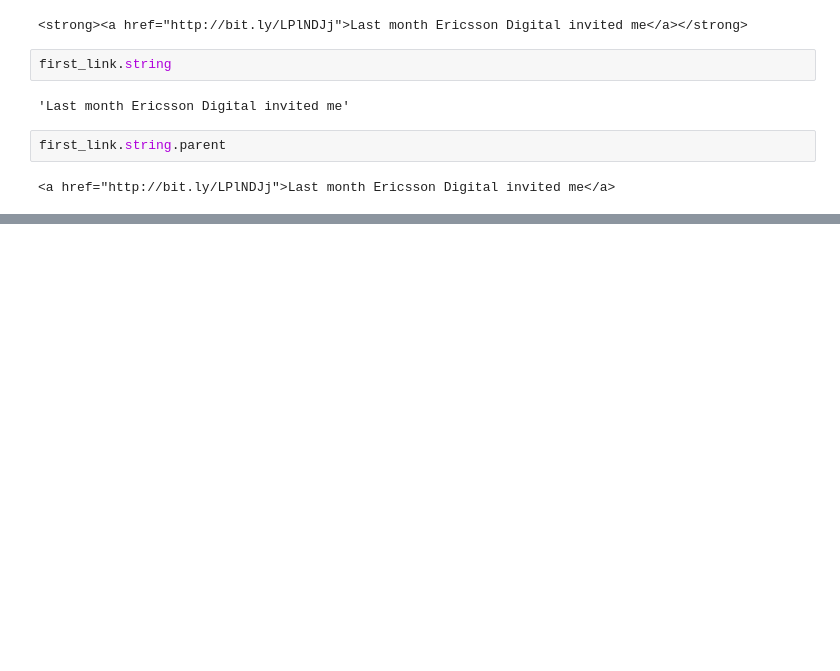
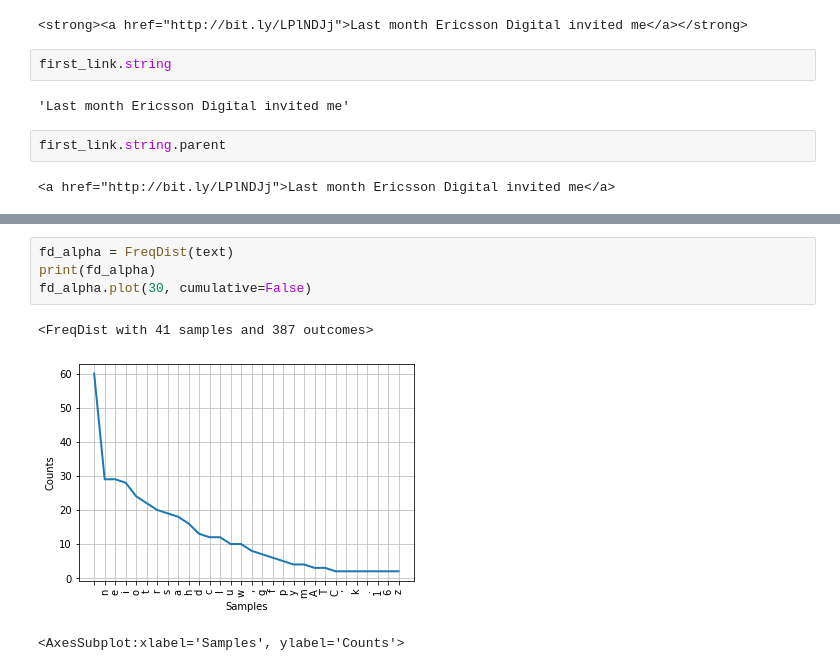
Before and after one commit to adry402/basic, a Jupyter notebook: basic_scrapping.ipynb, the cells around one changed output, grey strips where cells are left out. Saved outputs shown, nothing was run; the diff lists cells and outputs as text; blank space fills up the shorter version.

```diff
--- a/basic_scrapping.ipynb
+++ b/basic_scrapping.ipynb
@@ -424,0 +868,8 @@ first_link.string.parent
+# %%
+fd_alpha = FreqDist(text)
+print(fd_alpha)
+fd_alpha.plot(30, cumulative=False)
+# %% [output]
+<FreqDist with 41 samples and 387 outcomes>
+[figure, added]
+<AxesSubplot:xlabel='Samples', ylabel='Counts'>
```
Also changed, not shown: parts of 44 cells of this notebook, 2 other files.
